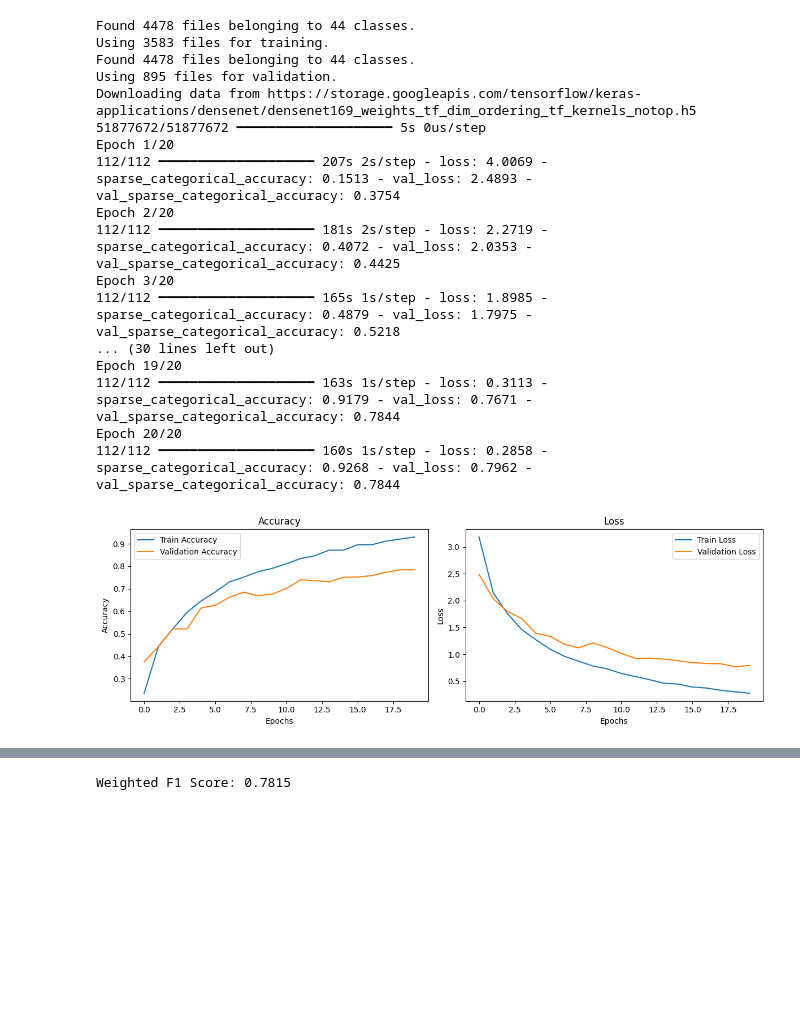
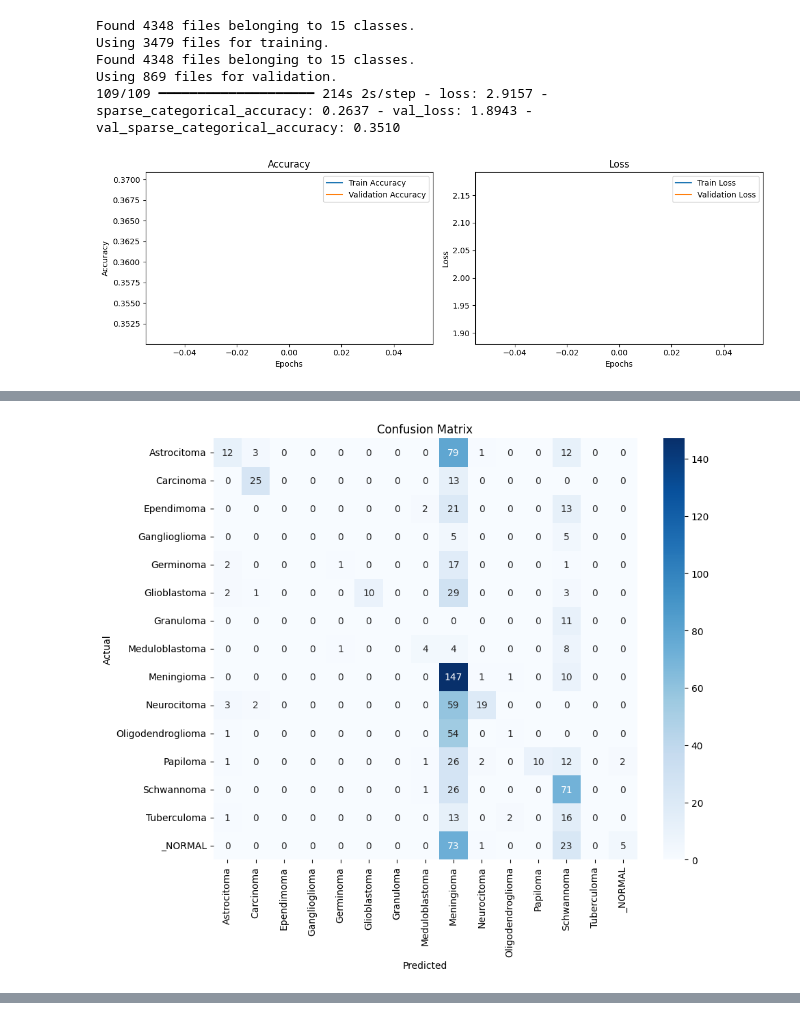
Before and after one commit to matisiekpl/guzy, a Jupyter notebook: main.ipynb, the cells around one changed output, grey strips where cells are left out. Saved outputs shown, nothing was run; the diff lists cells and outputs as text; code cells hidden in the pictures; blank space fills up the shorter version.

```diff
--- a/main.ipynb
+++ b/main.ipynb
@@ -1,7 +1,7 @@
 # %%
 import platform
 import tensorflow as tf
-from sklearn.metrics import f1_score, confusion_matrix
+from sklearn.metrics import f1_score, confusion_matrix, classification_report
 import seaborn as sns
 import matplotlib.pyplot as plt
 import numpy as np
@@ -9,6 +9,7 @@ from tensorflow.keras.preprocessing import image_dataset_from_directory
 from tensorflow.keras import layers, models
 from tensorflow.keras.applications import DenseNet169
 import os
+import shutil
 
 data_dir = '/kaggle/input/brain-tumor-mri-images-44c'
 if platform.system() == 'Darwin':
@@ -17,7 +18,7 @@ if platform.system() == 'Darwin':
 BATCH_SIZE = 32
 IMG_HEIGHT = 224
 IMG_WIDTH = 224
-EPOCHS = 20
+EPOCHS = 1
 VALIDATION_SPLIT = 0.2
 SEED = 42
 
@@ -28,11 +29,28 @@ if gpus:
             tf.config.experimental.set_memory_growth(gpu, True)
     except RuntimeError as e:
         print(e)
+# %%
+merged_data_dir = "merged_dataset"
+
+if not os.path.exists(merged_data_dir):
+    os.makedirs(merged_data_dir)
+
+for folder_name in os.listdir(data_dir):
+    folder_path = os.path.join(data_dir, folder_name)
+    if os.path.isdir(folder_path):
+        prefix = folder_name.split(" ")[0]
+        target_folder = os.path.join(merged_data_dir, prefix)
+        if not os.path.exists(target_folder):
+            os.makedirs(target_folder)
+        for image_file in os.listdir(folder_path):
+            source_path = os.path.join(folder_path, image_file)
+            if os.path.isfile(source_path):
+                shutil.copy(source_path, target_folder)
 # %%
 # Train ML model
 
 train_ds = image_dataset_from_directory(
-    data_dir,
+    merged_data_dir,
     validation_split=VALIDATION_SPLIT,
     subset="training",
     seed=SEED,
@@ -40,7 +58,7 @@ train_ds = image_dataset_from_directory(
     batch_size=BATCH_SIZE)
 
 val_ds = image_dataset_from_directory(
-    data_dir,
+    merged_data_dir,
     validation_split=VALIDATION_SPLIT,
     subset="validation",
     seed=SEED,
@@ -85,48 +103,41 @@ def plot_history(history):
     plt.xlabel('Epochs')
     plt.ylabel('Loss')
     plt.legend()
 
     plt.tight_layout()
     plt.show()
 
 plot_history(history)
 
 val_labels = []
 val_preds = []
 
 for images, labels in val_ds:
     preds = model.predict(images)
     val_labels.extend(labels.numpy())
     val_preds.extend(np.argmax(preds, axis=1))
 
 cm = confusion_matrix(val_labels, val_preds)
 
 plt.figure(figsize=(10, 8))
 sns.heatmap(cm, annot=True, fmt='d', cmap='Blues',
             xticklabels=train_ds.class_names, yticklabels=train_ds.class_names)
 plt.ylabel('Actual')
 plt.xlabel('Predicted')
 plt.title('Confusion Matrix')
 plt.show()
 
 f1 = f1_score(val_labels, val_preds, average='weighted')
 print(f'Weighted F1 Score: {f1:.4f}')
+
+class_names = train_ds.class_names
+report = classification_report(val_labels, val_preds, target_names=class_names, digits=4)
+print("Classification Report:\n")
+print(report)
 # %% [output]
-Found 4478 files belonging to 44 classes.
-Using 3583 files for training.
-Found 4478 files belonging to 44 classes.
-Using 895 files for validation.
-Downloading data from https://storage.googleapis.com/tensorflow/keras-applications/densenet/densenet169_weights_tf_dim_ordering_tf_kernels_notop.h5
-51877672/51877672 ━━━━━━━━━━━━━━━━━━━━ 5s 0us/step
-Epoch 1/20
-112/112 ━━━━━━━━━━━━━━━━━━━━ 207s 2s/step - loss: 4.0069 - sparse_categorical_accuracy: 0.1513 - val_loss: 2.4893 - val_sparse_categorical_accuracy: 0.3754
-Epoch 2/20
-112/112 ━━━━━━━━━━━━━━━━━━━━ 181s 2s/step - loss: 2.2719 - sparse_categorical_accuracy: 0.4072 - val_loss: 2.0353 - val_sparse_categorical_accuracy: 0.4425
-Epoch 3/20
-112/112 ━━━━━━━━━━━━━━━━━━━━ 165s 1s/step - loss: 1.8985 - sparse_categorical_accuracy: 0.4879 - val_loss: 1.7975 - val_sparse_categorical_accuracy: 0.5218
-... (30 lines left out)
-Epoch 19/20
-112/112 ━━━━━━━━━━━━━━━━━━━━ 163s 1s/step - loss: 0.3113 - sparse_categorical_accuracy: 0.9179 - val_loss: 0.7671 - val_sparse_categorical_accuracy: 0.7844
-Epoch 20/20
-112/112 ━━━━━━━━━━━━━━━━━━━━ 160s 1s/step - loss: 0.2858 - sparse_categorical_accuracy: 0.9268 - val_loss: 0.7962 - val_sparse_categorical_accuracy: 0.7844
+Found 4348 files belonging to 15 classes.
+Using 3479 files for training.
+Found 4348 files belonging to 15 classes.
+Using 869 files for validation.
+109/109 ━━━━━━━━━━━━━━━━━━━━ 214s 2s/step - loss: 2.9157 - sparse_categorical_accuracy: 0.2637 - val_loss: 1.8943 - val_sparse_categorical_accuracy: 0.3510
-[figure, old version]
+[figure, new version]
@@ -149,0 +161 @@ Epoch 20/20
+[figure, new version]
@@ -152,4 +179,3 @@ Epoch 20/20
-Weighted F1 Score: 0.7815
 # %%
 
 class_counts = {}
```
Also changed, not shown: parts of 2 cells of this notebook, 1 other file.
